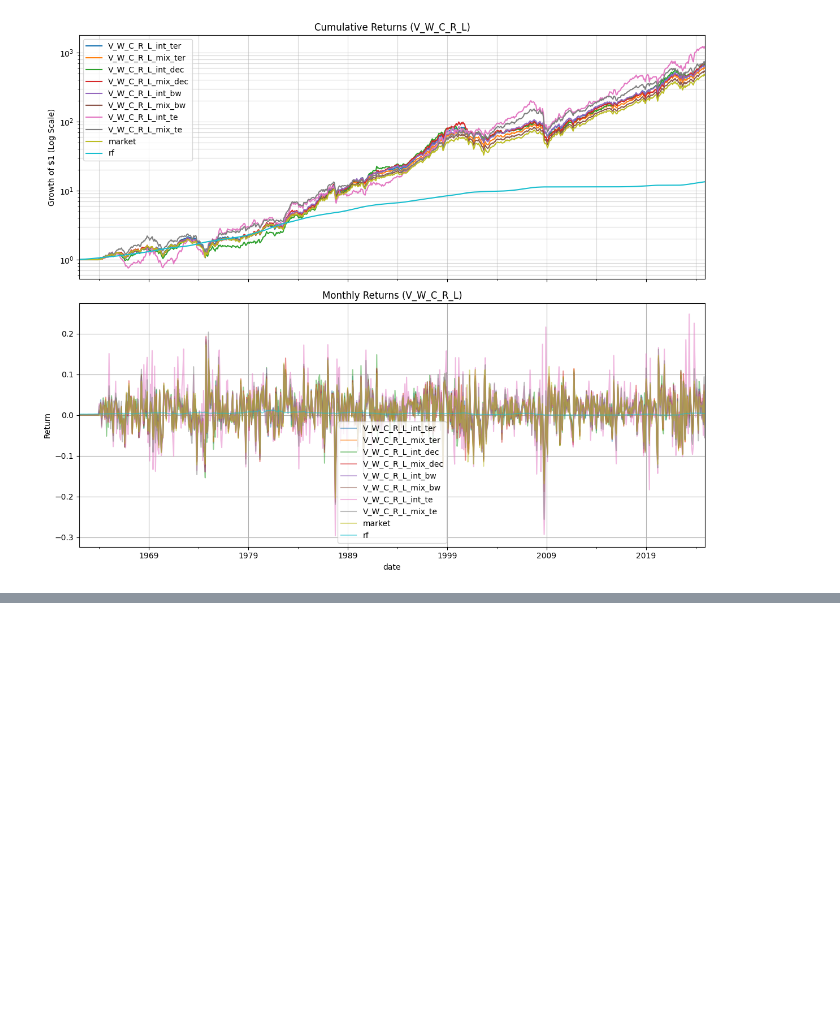
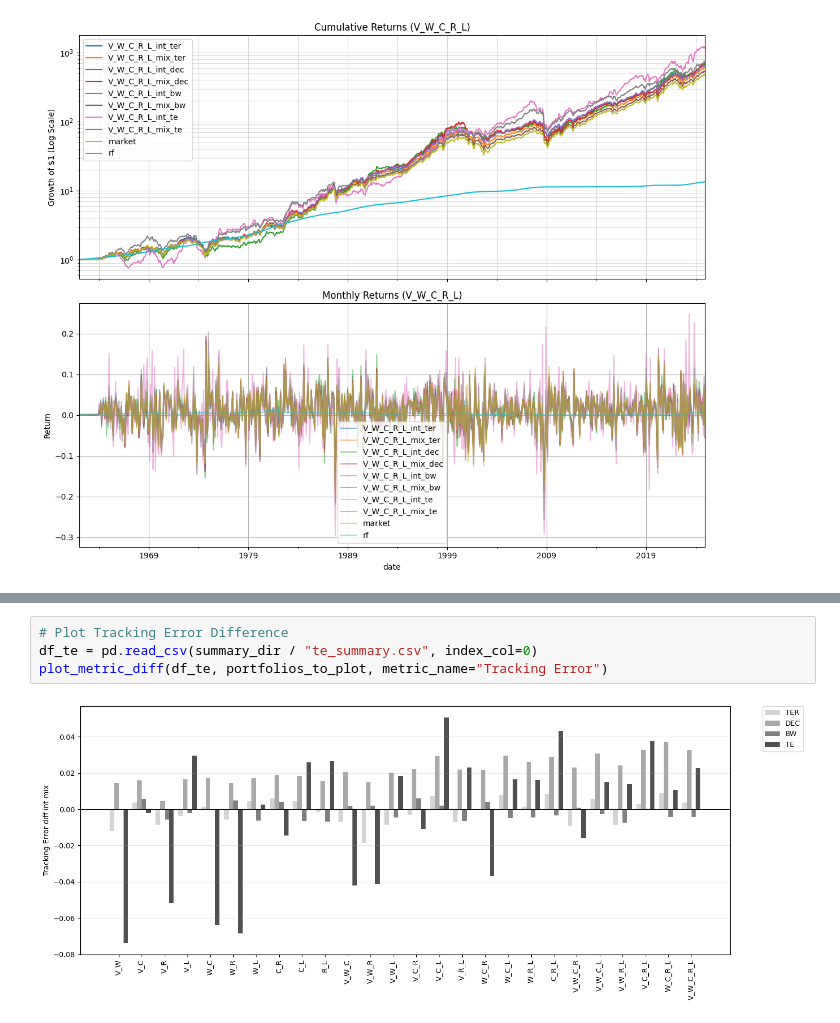
Before and after one commit to christopher-dybdahl/integrated-portfolio-factor-allocation, a Jupyter notebook: notebooks/strategy_returns.ipynb, the cells around one changed output, grey strips where cells are left out. Drawn from its saved outputs; the diff is of its cells as text; blank space fills up the shorter version.

```diff
--- a/notebooks/strategy_returns.ipynb
+++ b/notebooks/strategy_returns.ipynb
@@ -192,0 +208,6 @@ plot_sharpe_comparison(df_sharpe, all_factors, portfolios_to_plot)
+# %%
+# Plot Tracking Error Difference
+df_te = pd.read_csv(summary_dir / "te_summary.csv", index_col=0)
+plot_metric_diff(df_te, portfolios_to_plot, metric_name="Tracking Error")
+# %% [output]
+[figure, added]
```
Also changed, not shown: parts of 5 cells of this notebook, 8 other files.
